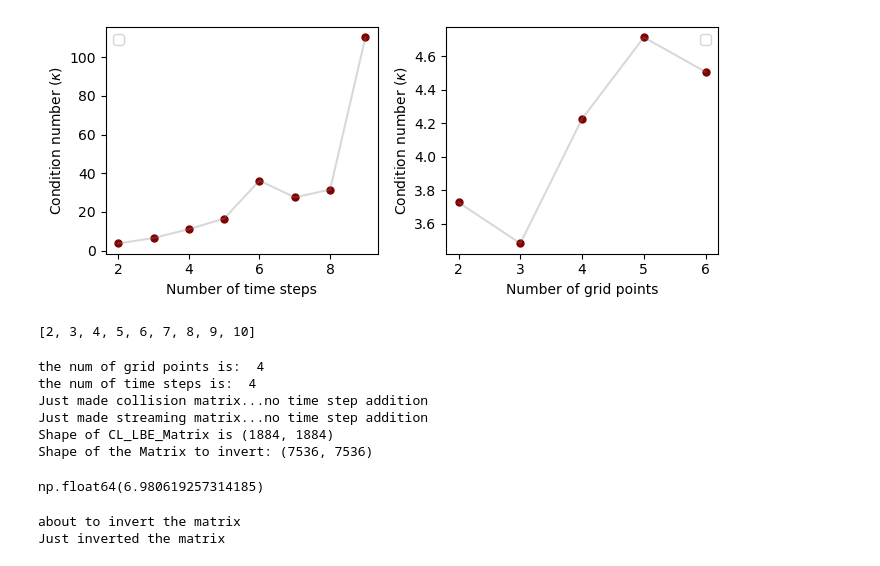
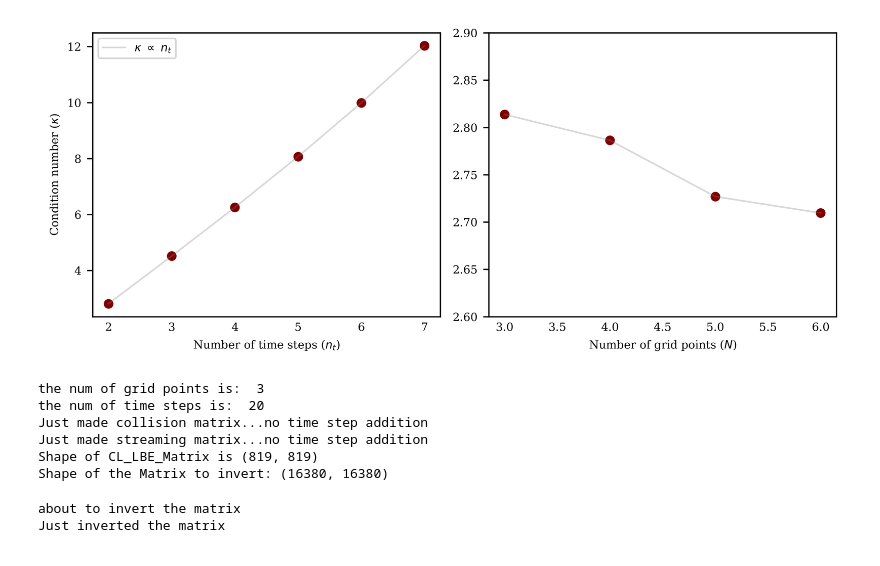
Before and after one commit to petr-ivashkov/quantech-swe-qlss, a Jupyter notebook: matrix_inversion_qsvt/condition_number_scaling.ipynb, the cells around one changed output. Cells and saved outputs as stored; diff of their text form; code cells hidden in the pictures.

```diff
--- a/matrix_inversion_qsvt/condition_number_scaling.ipynb
+++ b/matrix_inversion_qsvt/condition_number_scaling.ipynb
@@ -336,7 +464,7 @@ Shape of the Matrix to invert: (24696, 24696)
 kappas_time = []
 F_norms_time = []
 dims_time = []
-N_time_list = [2,3,4,5,6,7,8]
+N_time_list = [2,3,4,5,6,7]
 for N_time in N_time_list:
     N_grid = 3
     h_init = np.random.rand(N_grid)
@@ -373,7 +501,7 @@ for N_time in N_time_list:
 
         # Identity matrix with the same size as C
         Id = np.eye(C.shape[0])
-
+        delta_t = 1/np.linalg.norm(C)
         # Compute -O = -(Id + delta_t * C)
         O = -(Id + delta_t * C)
 
@@ -435,0 +565,9 @@ kappas_time
+# %%
+# Load results from JSON
+with open("results_time.json", "r") as json_file:
+    loaded_results_time = json.load(json_file)
+
+N_time_list = [2, 3, 4, 5, 6, 7]
+kappas_time = loaded_results_time["kappas_time"]
+F_norms_time = loaded_results_time["F_norms_time"]
+dims_time = loaded_results_time["dims_time"]
@@ -436,36 +586,42 @@ kappas_time
+# %%
+# Load results from JSON
+with open("results_gp.json", "r") as json_file:
+    loaded_results_gp = json.load(json_file)
+
+N_grid_list = [3,4,5,6]
+kappas_gp = loaded_results_gp["kappas_gp"]
+F_norms_gp = loaded_results_gp["F_norms_gp"]
+dims_gp = loaded_results_gp["dims_gp"]
 # %%
 from matplotlib import pyplot as plt
 # Create figure with subplots
 fig, axes = plt.subplots(1, 2, figsize=(7,3))
 
 # Subplot 1: Epsilons vs. Depths
-axes[0].plot(N_time_list[:-1], kappas_time[:-1], linestyle='-', alpha=0.3, color='gray')#, label='$\kappa$ $\propto$ $?$')
-axes[0].scatter(N_time_list[:-1], kappas_time[:-1], color='maroon', s=25)
-axes[0].legend()
+axes[0].plot(N_time_list[:], kappas_time[:], linestyle='-', alpha=0.3, color='gray', label='$\kappa$ $\propto$ $n_t$')
+axes[0].scatter(N_time_list[:], kappas_time[:], color='maroon', s=25)
 
-axes[0].set_xlabel('Number of time steps')
+axes[0].set_xlabel('Number of time steps ($n_t$)')
 axes[0].set_ylabel('Condition number ($\kappa$)')
 
 # Subplot 2: Kappas vs. Depths
-axes[1].plot(N_grid_list, kappas_gp, linestyle='-', alpha=0.3, color='gray')#, label='$\kappa$ $\propto$ $?$')
-axes[1].scatter(N_grid_list, kappas_gp, color='maroon', s=25)
-axes[1].set_xlabel('Number of grid points')
-axes[1].legend()
+axes[1].plot(N_grid_list[:], kappas_gp[:], linestyle='-', alpha=0.3, color='gray')#, label='$\kappa$ $\propto$ $?$')
+axes[1].scatter(N_grid_list[:], kappas_gp[:], color='maroon', s=25)
+axes[1].set_xlabel('Number of grid points ($N$)')
+axes[1].set_ylim(2.6,2.9)
+
+axes[0].legend()
 
 # Display the plots
 fig.tight_layout()
 plt.show()
 # %% [output]
-[figure, old version]
+[figure, new version]
-# %%
-N_time_list
-# %% [output]
-[2, 3, 4, 5, 6, 7, 8, 9, 10]
 # %%
-N_grid = 4
-h_init = [5,5,5,5]
-u_init = [1,1,1,1]
-N_time = 4  # Number of time steps
+N_grid = 3
+h_init = [3,1,1]
+u_init = [0,0,0]
+N_time = 20  # Number of time steps
 print("the num of grid points is: ", N_grid)
 print("the num of time steps is: ", N_time)
 
@@ -478,7 +634,7 @@ A11, A12, A13, A22, A23, A33 = Gen.gen_A(F1,F2,F3)
 Cc = Gen.gen_collision(A11, A12, A13, A22, A23, A33)
 Cs, B11,B22,B33,S = Gen.gen_streaming()
 
-CL_LBE_Matrix =  Cc+Cs
+CL_LBE_Matrix =  Cc-Cs
 
 N_grid = Gen.Nx
 
@@ -528,17 +684,14 @@ def embed_matrix(C, delta_t, num_steps):
 delta_t = Gen.delta_t
 Lin_Euler_Matrix = embed_matrix(CL_LBE_Matrix, delta_t, N_time)
 print("Shape of the Matrix to invert:", Lin_Euler_Matrix.shape)
+# print("kappa =", np.linalg.cond(Lin_Euler_Matrix))
 # %% [output]
-the num of grid points is:  4
-the num of time steps is:  4
+the num of grid points is:  3
+the num of time steps is:  20
 Just made collision matrix...no time step addition
 Just made streaming matrix...no time step addition
-Shape of CL_LBE_Matrix is (1884, 1884)
-Shape of the Matrix to invert: (7536, 7536)
+Shape of CL_LBE_Matrix is (819, 819)
+Shape of the Matrix to invert: (16380, 16380)
-# %%
-np.linalg.cond(Lin_Euler_Matrix)
-# %% [output]
-np.float64(6.980619257314185)
 # %%
 def initial_distribution(Nx,h,u):
 
```
Also changed, not shown: parts of 11 cells of this notebook, 8 other files.
